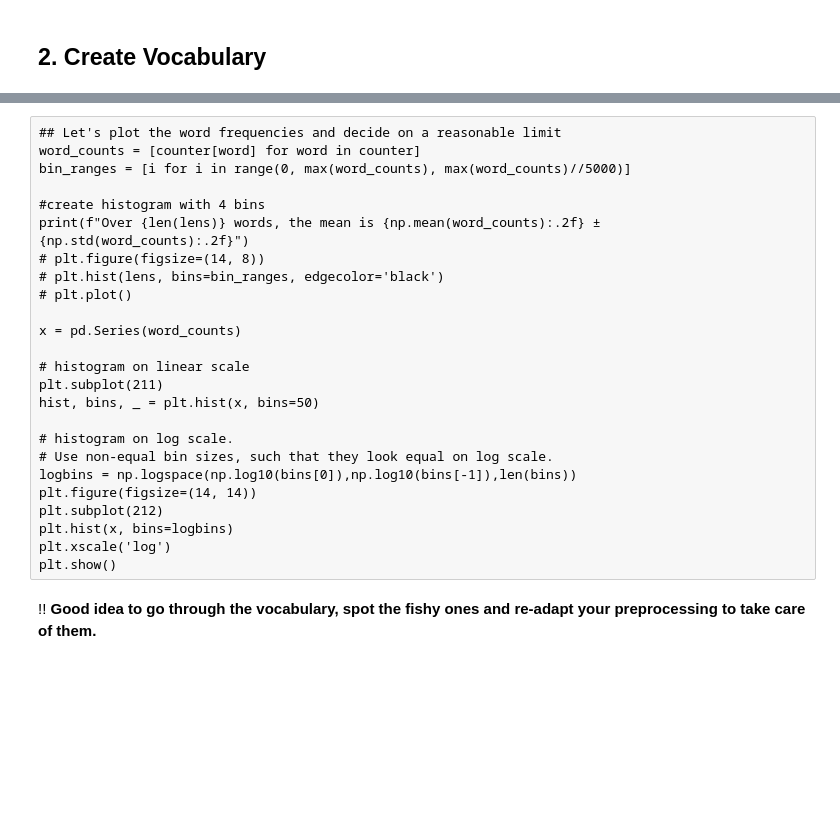
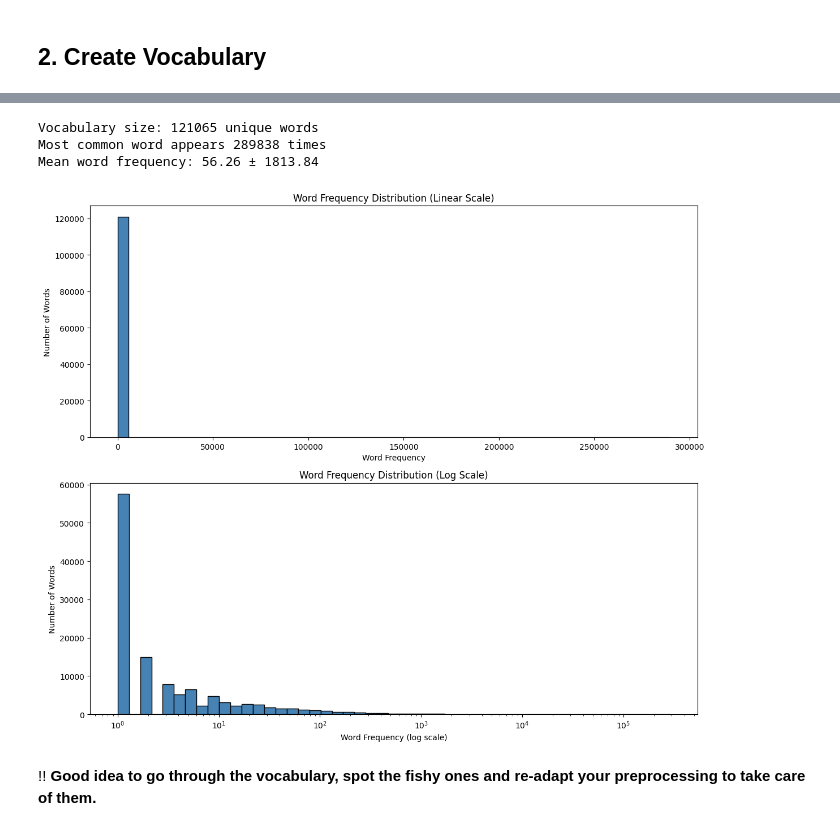
Before and after one commit to geraltofrivia/dl-workinggroup, a Jupyter notebook: notebooks/6.1 One-Hot Sentiment Analysis [COMPLETED].ipynb, the cells around one changed output, grey strips where cells are left out. Saved outputs shown, nothing was run; the diff lists cells and outputs as text; code cells hidden in the pictures; blank space fills up the shorter version.

```diff
--- a/notebooks/6.1 One-Hot Sentiment Analysis [COMPLETED].ipynb
+++ b/notebooks/6.1 One-Hot Sentiment Analysis [COMPLETED].ipynb
@@ -172,28 +235,39 @@ len(counter), counter.most_common(10)
-# %% [raw]
-## Let's plot the word frequencies and decide on a reasonable limit
-word_counts = [counter[word] for word in counter]
-bin_ranges = [i for i in range(0, max(word_counts), max(word_counts)//5000)]
-
-#create histogram with 4 bins
-print(f"Over {len(lens)} words, the mean is {np.mean(word_counts):.2f} ± {np.std(word_counts):.2f}")
-# plt.figure(figsize=(14, 8))
-# plt.hist(lens, bins=bin_ranges, edgecolor='black')
-# plt.plot()
-
-x = pd.Series(word_counts)
-
-# histogram on linear scale
-plt.subplot(211)
-hist, bins, _ = plt.hist(x, bins=50)
-
-# histogram on log scale.
-# Use non-equal bin sizes, such that they look equal on log scale.
-logbins = np.logspace(np.log10(bins[0]),np.log10(bins[-1]),len(bins))
-plt.figure(figsize=(14, 14))
-plt.subplot(212)
-plt.hist(x, bins=logbins)
-plt.xscale('log')
-plt.show()
+# %%
+# Plot the word frequencies to help decide on a vocabulary limit
+word_counts = [count for word, count in counter.most_common()]
+total_words = len(word_counts)
+
+# Create a more informative print statement
+print(f"Vocabulary size: {total_words} unique words")
+print(f"Most common word appears {word_counts[0]} times")
+print(f"Mean word frequency: {np.mean(word_counts):.2f} ± {np.std(word_counts):.2f}")
+
+# Create a cleaner plotting setup
+plt.figure(figsize=(12, 10))
+
+# Plot frequency distribution on log scale (more informative for power law distributions)
+plt.subplot(211)
+plt.hist(word_counts, bins=50, color='steelblue', edgecolor='black')
+plt.title('Word Frequency Distribution (Linear Scale)')
+plt.xlabel('Word Frequency')
+plt.ylabel('Number of Words')
+
+# Plot on log scale to better visualize the long tail
+plt.subplot(212)
+plt.hist(word_counts, bins=np.logspace(0, np.log10(max(word_counts)), 50),
+         color='steelblue', edgecolor='black')
+plt.xscale('log')
+plt.title('Word Frequency Distribution (Log Scale)')
+plt.xlabel('Word Frequency (log scale)')
+plt.ylabel('Number of Words')
+
+plt.tight_layout()
+plt.show()
+# %% [output]
+Vocabulary size: 121065 unique words
+Most common word appears 289838 times
+Mean word frequency: 56.26 ± 1813.84
+[figure, added]
 # %%
 n_words = 10000
 # %%
```
Also changed, not shown: parts of 33 cells of this notebook, 3 other files.
